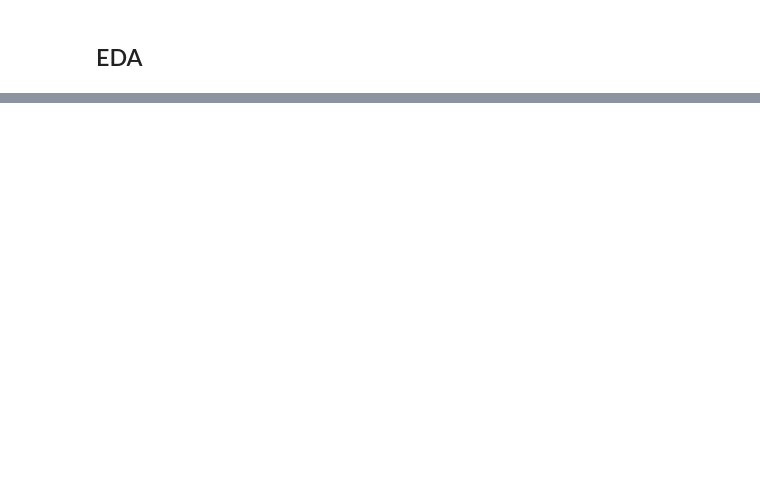
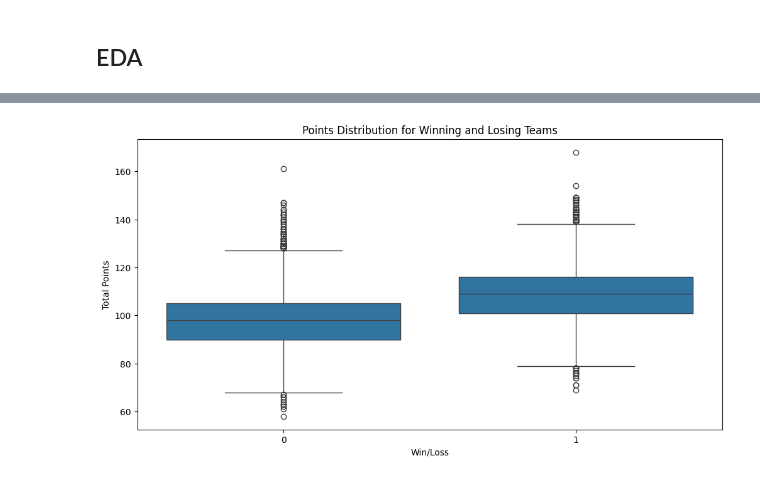
Before and after one commit to dliang5299/MIDS-207-Final-Project, a Jupyter notebook: Data_Processing.ipynb, the cells around one changed output, grey strips where cells are left out. Drawn from its saved outputs; the diff is of its cells as text; code cells hidden in the pictures; blank space fills up the shorter version.

```diff
--- a/Data_Processing.ipynb
+++ b/Data_Processing.ipynb
@@ -41,6 +41,7 @@ def load_data(path_to_data):
     for dir in dir_list:
       df = pd.read_csv(os.path.join(path_to_data, dir, "raw_scores.txt"),
                        delimiter=',', skiprows=[0], header=None)
+      df['season'] = dir
       nba_dfs.append(df)
 
     # Loop through Vegas files
@@ -58,7 +59,7 @@ def load_data(path_to_data):
                       "team_city","game_result","pts_q1","pts_q2","pts_q3",
                       "pts_q4","pts_ot1","pts_ot2","pts_ot3","pts_ot4","pts_ot5",
                       "pts_ot6","pts_ot7","pts_ot8","pts_ot9","pts_ot10","pts_tot",
-                      "fg_pct","ft_pct","fg3_pct","ast","reb","tov"]
+                      "fg_pct","ft_pct","fg3_pct","ast","reb","tov","season"]
 
     return nba_df, vegas_df
 # %%
@@ -184,4 +185,14 @@ def gen_last_n(df, n):
 combined_df = gen_last_n(combined_df, 5)
 combined_df = gen_last_n(combined_df, 10)
 combined_df = gen_last_n(combined_df, 20)
+
+# Drop early games without historical performance data
+combined_df = combined_df.dropna()
+
+# Set ID types
+combined_df['game_id'] = combined_df['game_id'].astype(str)
+combined_df['team_id'] = combined_df['team_id'].astype(str)
+
+# Sort and display
+combined_df = combined_df.sort_values(by=['season', 'game_date', 'game_id', 'location']).reset_index(drop=True)
 combined_df.head()
@@ -224,11 +250,13 @@ plt.show()
 # %%
 # Boxplot of points for winning and losing teams
 plt.figure(figsize=(12, 6))
-sns.boxplot(x='win_loss', y='pts_tot', data=combined_df)
+sns.boxplot(x='result', y='pts_tot', data=combined_df)
 plt.title('Points Distribution for Winning and Losing Teams')
 plt.xlabel('Win/Loss')
 plt.ylabel('Total Points')
 plt.show()
+# %% [output]
+[figure, added]
 # %%
 # Scatter plot of assists vs. points
 plt.figure(figsize=(10, 6))
```
Also changed, not shown: parts of 11 cells of this notebook.
